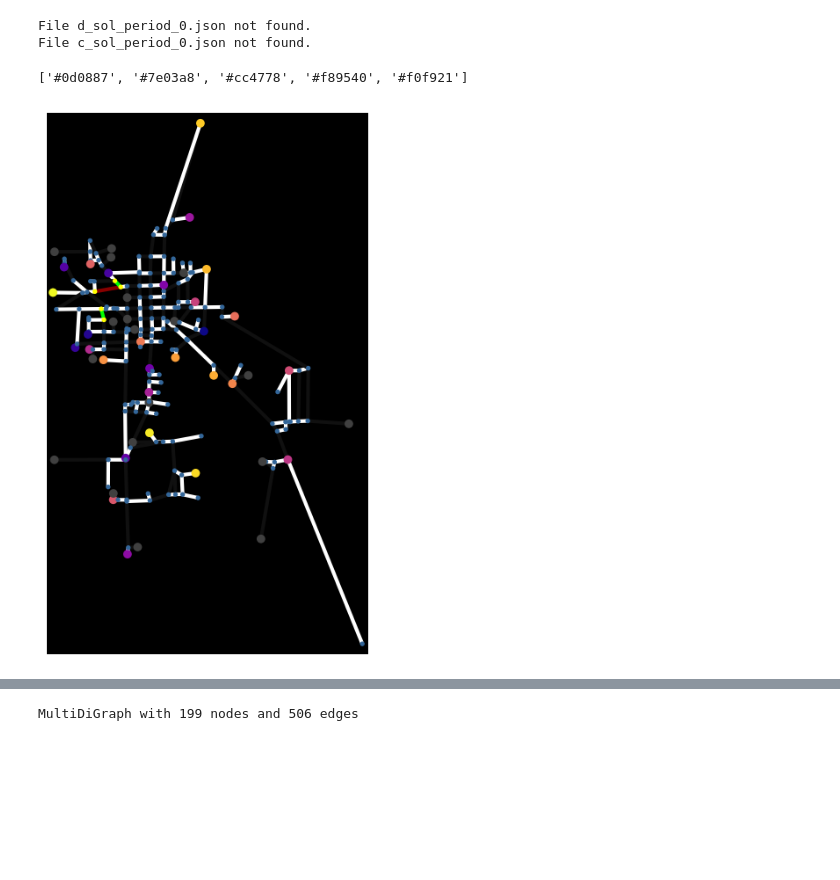
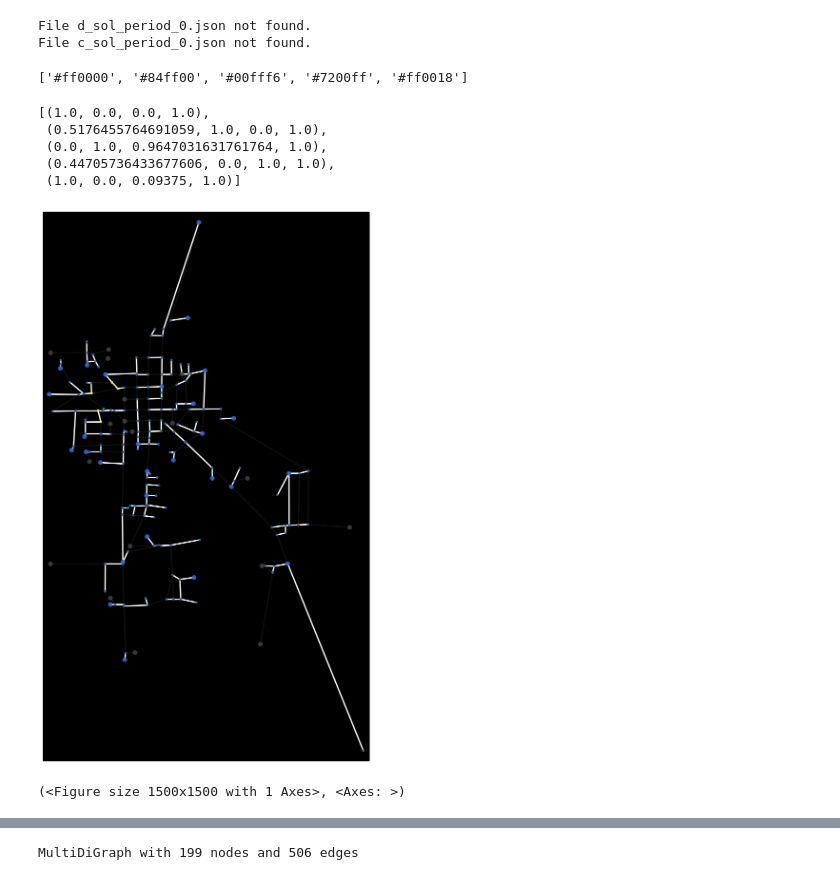
Before and after one commit to matt-banschbach/CMOR492-DWS, a Jupyter notebook: visualization/visual_sandbox.ipynb, the cells around one changed output, grey strips where cells are left out. Saved outputs shown, nothing was run; the diff lists cells and outputs as text; code cells hidden in the pictures; blank space fills up the shorter version.

Commit message:
Color updates and testing

```diff
--- a/visualization/visual_sandbox.ipynb
+++ b/visualization/visual_sandbox.ipynb
@@ -155,6 +149,0 @@ def generate_hex_colors(n, cmap_name='hsv'):
-# %%
-# 5 evenly-distributed colors from the 'plasma' colormap
-colors = generate_hex_colors(5, cmap_name='plasma')
-print(colors)
-# %% [output]
-['#0d0887', '#7e03a8', '#cc4778', '#f89540', '#f0f921']
@@ -161,21 +155,39 @@ print(colors)
+# %%
+generate_hex_colors(5, cmap_name='hsv')
+# %% [output]
+['#ff0000', '#84ff00', '#00fff6', '#7200ff', '#ff0018']
+# %%
+ox.plot.get_colors(5, cmap='hsv')
+# %% [output]
+[(1.0, 0.0, 0.0, 1.0),
+ (0.5176455764691059, 1.0, 0.0, 1.0),
+ (0.0, 1.0, 0.9647031631761764, 1.0),
+ (0.44705736433677606, 0.0, 1.0, 1.0),
+ (1.0, 0.0, 0.09375, 1.0)]
 # %%
 def plot_pipe_network(graph, treatment_nodes, source_nodes, y, z,
-                      x=None, highlighted_nodes=None, highlighted_edges=None,
-                      edge_width=3, cmap_name="hsv"):
+                      x=None, color_treatment_nodes=False, highlighted_nodes=None,
+                      highlighted_edges=None,
+                      edge_width=2, cmap_name="rainbow"):
     """
     Plots a pipe network with special colors for used/unused treatment nodes and selected edges.
     """
     selected_treatment_centers = [node for node in treatment_nodes if y[node] == 1]
-    treatment_center_colors = {center : color for center, color in zip(selected_treatment_centers,
-                                                                       generate_hex_colors(len(selected_treatment_centers),
-                                                                                           cmap_name=cmap_name))}
+    if color_treatment_nodes:
+        treatment_center_colors = {center : color
+                                   for center, color in zip(selected_treatment_centers,
+                                                            generate_hex_colors(len(selected_treatment_centers),
+                                                                               cmap_name=cmap_name))}
     node_colors = []
     for node in graph.nodes:
         if highlighted_nodes is not None and node in highlighted_nodes:
             node_colors.append("yellow")
         elif node in treatment_nodes:
-            if y[node] == 1:
-                node_colors.append(treatment_center_colors[node]) # Node is a treatment node and is selected by model
+            if y[node] == 1: # Node is a treatment node and is selected by model
+                if color_treatment_nodes:
+                    node_colors.append(treatment_center_colors[node])
+                else:
+                    node_colors.append("#3366CC")
             else:
                 node_colors.append("#404040") # Node is a treatment node but was not selected
         elif node in source_nodes:
@@ -203,9 +215,7 @@ def plot_pipe_network(graph, treatment_nodes, source_nodes, y, z,
             else: # Edge is not in z but is highlighted
                 edge_colors.append("#880000") # Dark red
         elif is_selected(edge):
-            if x is None:
-                edge_colors.append("white")
-            else:
+            if x is not None and color_treatment_nodes:
                 found_color = False
                 for treatment_node, sources in node_path_assignment.items():
                     if not found_color and (edge[0] in sources or edge[0] == treatment_node) \
@@ -215,6 +225,8 @@ def plot_pipe_network(graph, treatment_nodes, source_nodes, y, z,
                 if not found_color:
                     edge_colors.append("magenta")
                     print(f"Edge apparently not connected to a treatment center: {edge}")
+            else:
+                edge_colors.append("white")
         else:
             edge_colors.append("#101010") # A dark grey color
 
@@ -228,13 +240,14 @@ def plot_pipe_network(graph, treatment_nodes, source_nodes, y, z,
 
     node_sizes = [50 if node in treatment_nodes else 15 for node in graph.nodes]
 
-    ox.plot_graph(G, node_color=node_colors, node_size=node_sizes, edge_color=edge_colors,
-                  edge_linewidth=edge_width, bgcolor="#000000")
+    return ox.plot_graph(G, figsize=(15,15), node_color=node_colors, node_size=node_sizes, node_alpha=0.9, edge_color=edge_colors,
+                         edge_linewidth=edge_width, bgcolor="#000000")
 # %%
-plot_pipe_network(G, treatment_nodes, source_nodes, y_sol[1], z_sol[1],
-                  highlighted_nodes=nodes_changed_set, highlighted_edges=edges_changed,
-                  cmap_name="plasma")
+plot_pipe_network(G, treatment_nodes, source_nodes, y_sol[1], z_sol[1], x=x_sol[1], #color_treatment_nodes=True,
+                  highlighted_nodes=nodes_changed_set, #highlighted_edges=edges_changed,
+                  cmap_name="rainbow")
 # %% [output]
-[figure, old version]
+[figure, new version]
+(<Figure size 1500x1500 with 1 Axes>, <Axes: >)
 # %%
 plot_pipe_network(G, treatment_nodes, source_nodes, y_sol[0], z_sol[0], x=x_sol[0],
```
Also changed, not shown: parts of 5 cells of this notebook.
